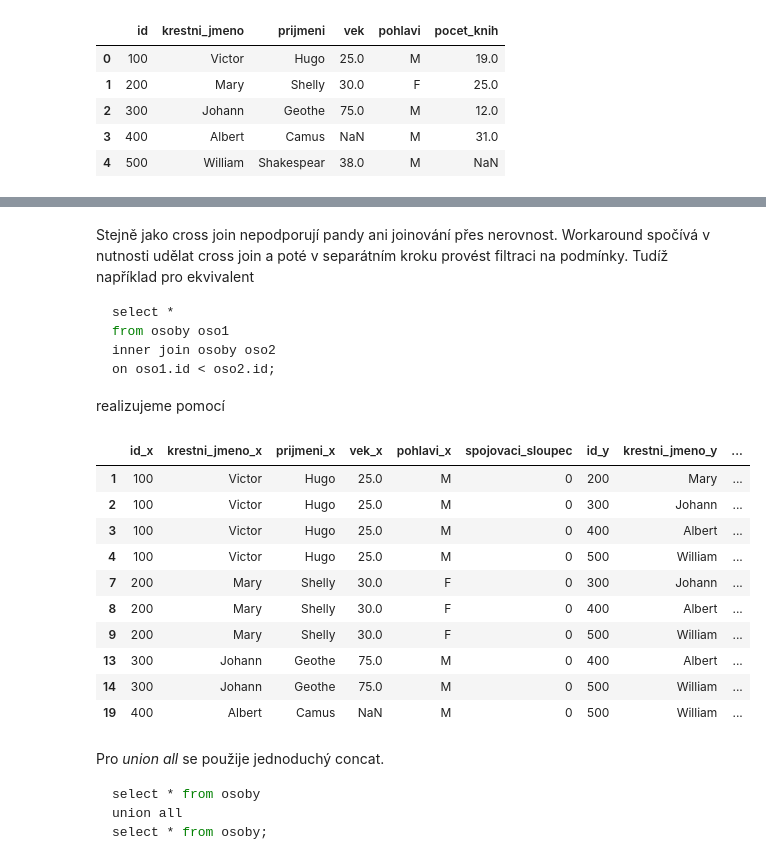
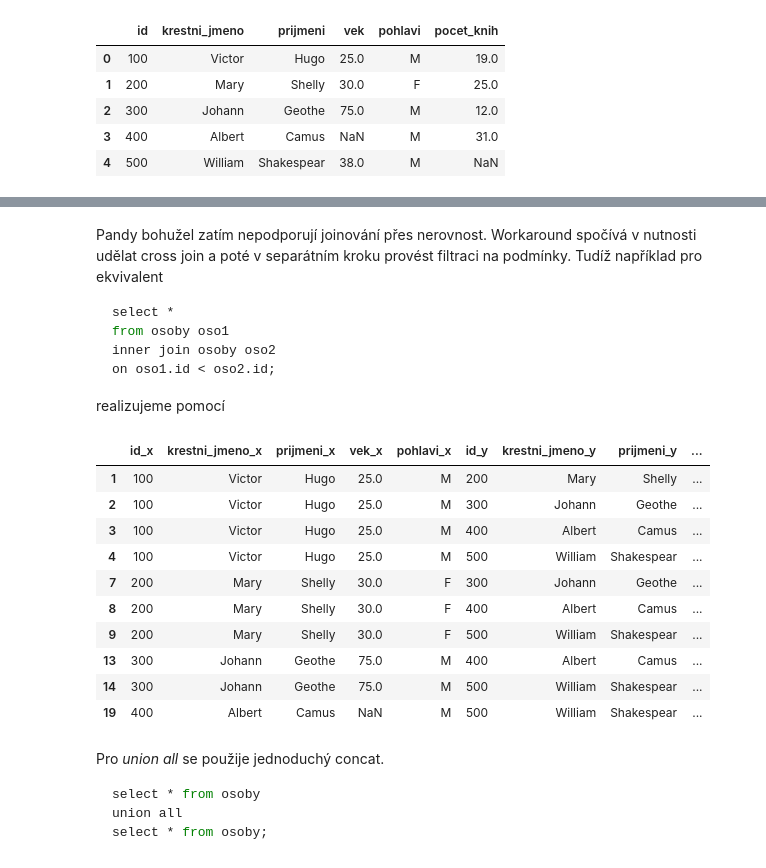
Before and after one commit to vitsaidl/workshops, a Jupyter notebook: pandas/pandas.ipynb, the cells around one changed output, grey strips where cells are left out. Cells and saved outputs as stored; diff of their text form; code cells hidden in the pictures.

Commit message:
Pandas - cross at merge

````diff
--- a/pandas/pandas.ipynb
+++ b/pandas/pandas.ipynb
@@ -609,5 +605,5 @@ pd.merge(osoby_kopie, prodane_knihy_kopie, on="spojovaci_sloupec")
 # %% [markdown]
-Stejně jako cross join nepodporují pandy ani joinování přes nerovnost. Workaround spočívá v nutnosti udělat cross join a poté v separátním kroku provést filtraci na podmínky. Tudíž například pro ekvivalent
+Pandy bohužel zatím nepodporují joinování přes nerovnost. Workaround spočívá v nutnosti udělat cross join a poté v separátním kroku provést filtraci na podmínky. Tudíž například pro ekvivalent
 ```sql
 select *
 from osoby oso1
@@ -616,20 +612,20 @@ on oso1.id < oso2.id;
 ```
 realizujeme pomocí
 # %%
-osoby_cross_join = pd.merge(osoby_kopie, osoby_kopie, on="spojovaci_sloupec")
+osoby_cross_join = pd.merge(osoby, osoby, how="cross")
 osoby_cross_join[osoby_cross_join["id_x"]<osoby_cross_join["id_y"]]
 # %% [output]
-|  | id_x | krestni_jmeno_x | prijmeni_x | vek_x | pohlavi_x | spojovaci_sloupec | id_y | krestni_jmeno_y | ... |
-| 1 | 100 | Victor | Hugo | 25.0 | M | 0 | 200 | Mary | ... |
-| 2 | 100 | Victor | Hugo | 25.0 | M | 0 | 300 | Johann | ... |
-| 3 | 100 | Victor | Hugo | 25.0 | M | 0 | 400 | Albert | ... |
-| 4 | 100 | Victor | Hugo | 25.0 | M | 0 | 500 | William | ... |
-| 7 | 200 | Mary | Shelly | 30.0 | F | 0 | 300 | Johann | ... |
-| 8 | 200 | Mary | Shelly | 30.0 | F | 0 | 400 | Albert | ... |
-| 9 | 200 | Mary | Shelly | 30.0 | F | 0 | 500 | William | ... |
-| 13 | 300 | Johann | Geothe | 75.0 | M | 0 | 400 | Albert | ... |
-| 14 | 300 | Johann | Geothe | 75.0 | M | 0 | 500 | William | ... |
-| 19 | 400 | Albert | Camus | NaN | M | 0 | 500 | William | ... |
+|  | id_x | krestni_jmeno_x | prijmeni_x | vek_x | pohlavi_x | id_y | krestni_jmeno_y | prijmeni_y | ... |
+| 1 | 100 | Victor | Hugo | 25.0 | M | 200 | Mary | Shelly | ... |
+| 2 | 100 | Victor | Hugo | 25.0 | M | 300 | Johann | Geothe | ... |
+| 3 | 100 | Victor | Hugo | 25.0 | M | 400 | Albert | Camus | ... |
+| 4 | 100 | Victor | Hugo | 25.0 | M | 500 | William | Shakespear | ... |
+| 7 | 200 | Mary | Shelly | 30.0 | F | 300 | Johann | Geothe | ... |
+| 8 | 200 | Mary | Shelly | 30.0 | F | 400 | Albert | Camus | ... |
+| 9 | 200 | Mary | Shelly | 30.0 | F | 500 | William | Shakespear | ... |
+| 13 | 300 | Johann | Geothe | 75.0 | M | 400 | Albert | Camus | ... |
+| 14 | 300 | Johann | Geothe | 75.0 | M | 500 | William | Shakespear | ... |
+| 19 | 400 | Albert | Camus | NaN | M | 500 | William | Shakespear | ... |
 # %% [markdown]
 Pro *union all* se použije jednoduchý concat.
 ```sql
````
Also changed, not shown: parts of 4 cells of this notebook.
